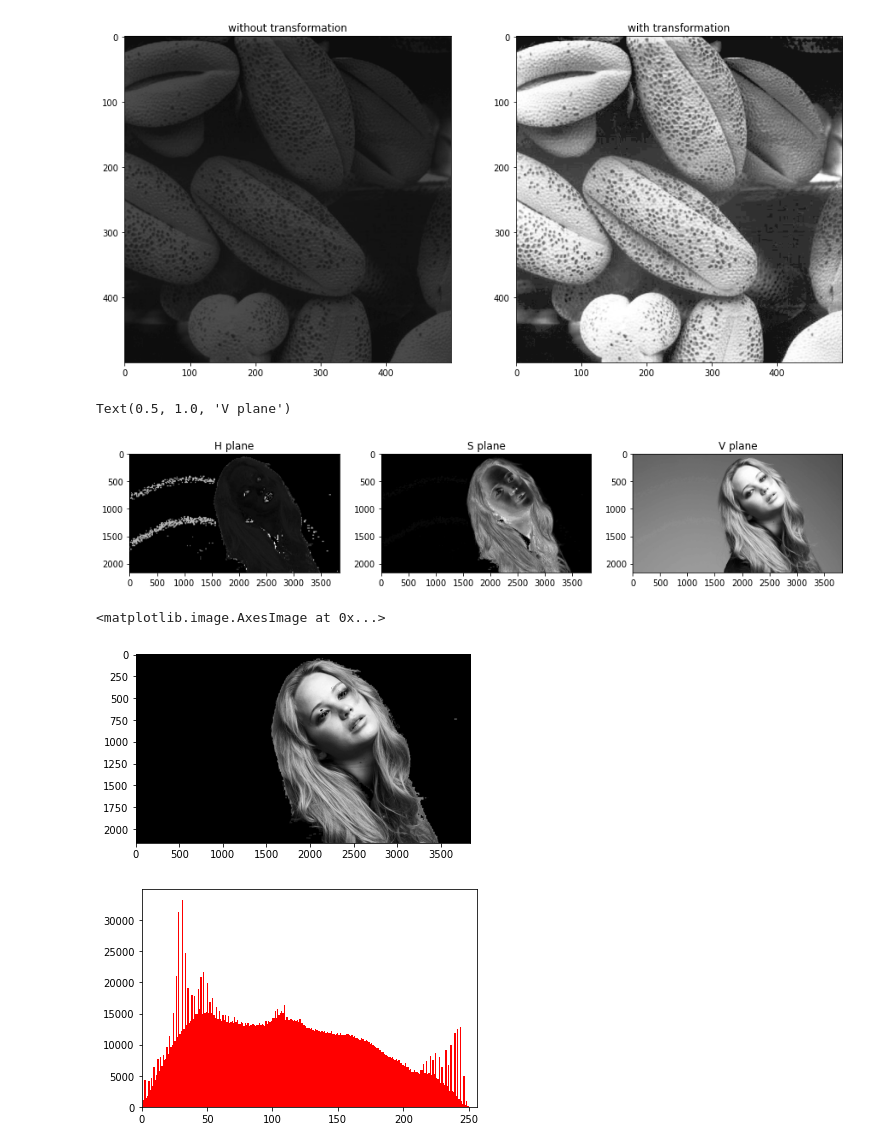
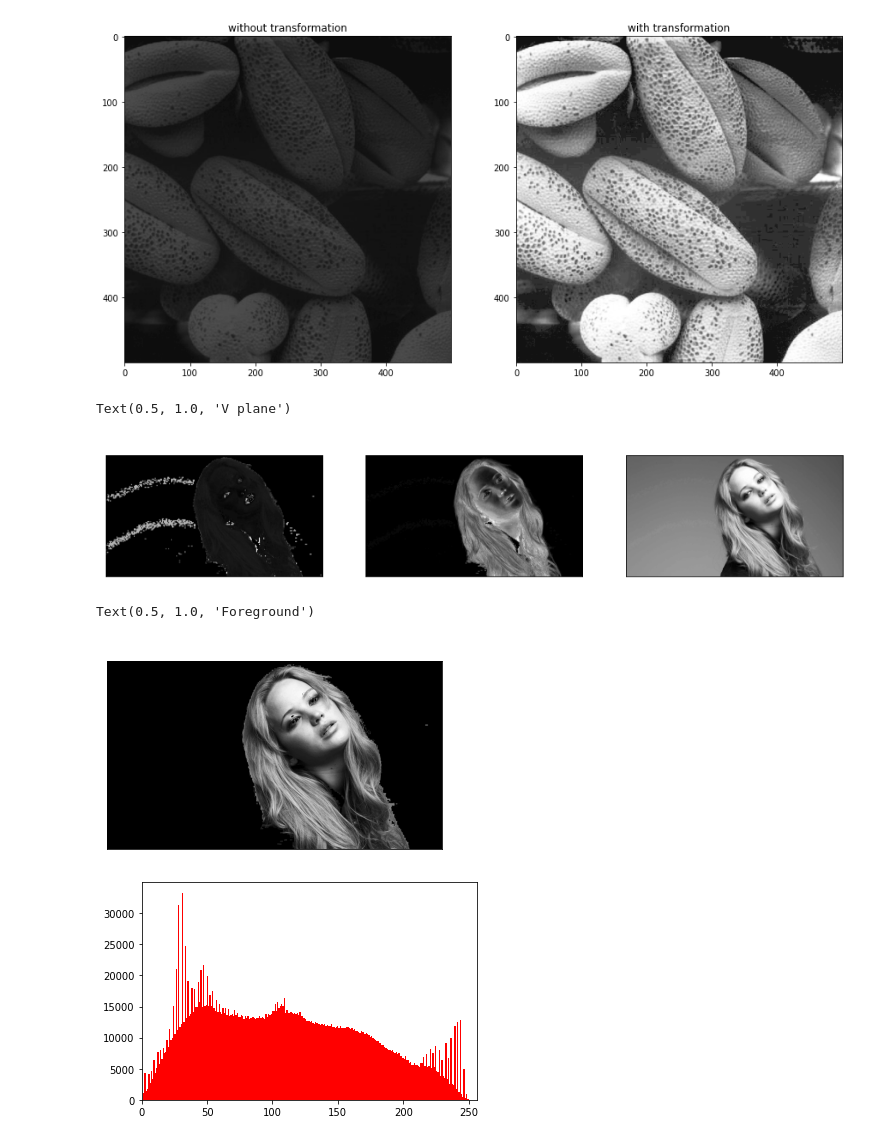
Before and after one commit to leonfdo/Image_augmentation, a Jupyter notebook: Untitled-1.ipynb, the cells around one changed output. Cells and saved outputs as stored; diff of their text form; code cells hidden in the pictures.

```diff
--- a/Untitled-1.ipynb
+++ b/Untitled-1.ipynb
@@ -221,30 +221,43 @@ Text(0.5, 1.0, 'with transformation')
 [figure]
 # %%
 jen_img=cv.imread("C:\\Users\\leonf\Music\\image_processing\\jeniffer.jpg",1)
-jen_img=cv.cvtColor(img,cv.COLOR_BGR2HSV)
+jen_img=cv.cvtColor(jen_img,cv.COLOR_BGR2HSV)
 #jen_img=cv.cvtColor(jen_img,cv.COLOR_RGB2HSV)
 hue,saturation,value=cv.split(jen_img)
 fig,ax=plt.subplots(1,3,figsize=(15,15))
 ax[0].imshow(hue,cmap="gray")
 ax[0].set_title("H plane")
 ax[1].imshow(saturation,cmap="gray")
 ax[1].set_title("S plane")
 ax[2].imshow(value,cmap="gray")
 ax[2].set_title("V plane")
+ax[0].set_xticks([])
+ax[0].set_yticks([])
+ax[1].set_xticks([])
+ax[1].set_yticks([])
+ax[2].set_xticks([])
+ax[2].set_yticks([])
+ax[0].set_title("H plane",c="w")
+ax[1].set_title("S plane",c="w")
+ax[2].set_title("V plane",c="w")
 # %% [output]
 Text(0.5, 1.0, 'V plane')
-[figure, old version]
+[figure, new version]
 # %%
 jen_img=cv.imread("C:\\Users\\leonf\Music\\image_processing\\jeniffer.jpg",0)
 ret, mask = cv.threshold(saturation, 11, 1, cv.THRESH_BINARY)
 img2=cv.bitwise_and(jen_img,jen_img,mask=mask)
 plt.imshow(img2,cmap="gray",vmin=0,vmax=255)
+plt.grid(False)
+plt.xticks([])
+plt.yticks([])
+plt.title("Foreground",c="w")
 #cv.imshow("img",img2)
 #cv.waitKey(0)
 #cv.destroyAllWindows()
 # %% [output]
-<matplotlib.image.AxesImage at 0x...>
+Text(0.5, 1.0, 'Foreground')
-[figure, old version]
+[figure, new version]
 # %%
 hist,bins=np.histogram(img2.ravel(),256,[0,256])
 plt.hist(img2.flatten(),256,[1,256],color='r')
```
Also changed, not shown: parts of 7 cells of this notebook.
